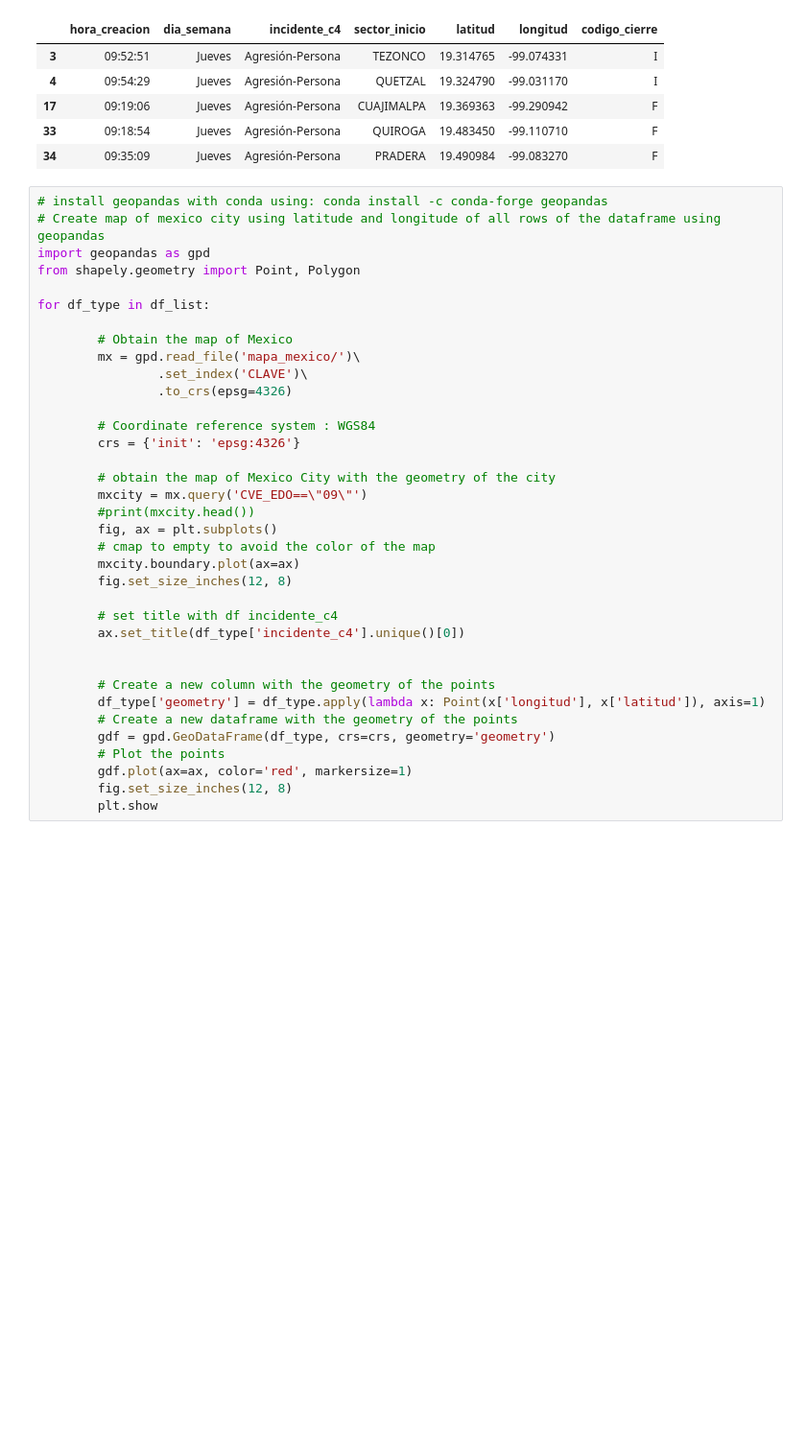
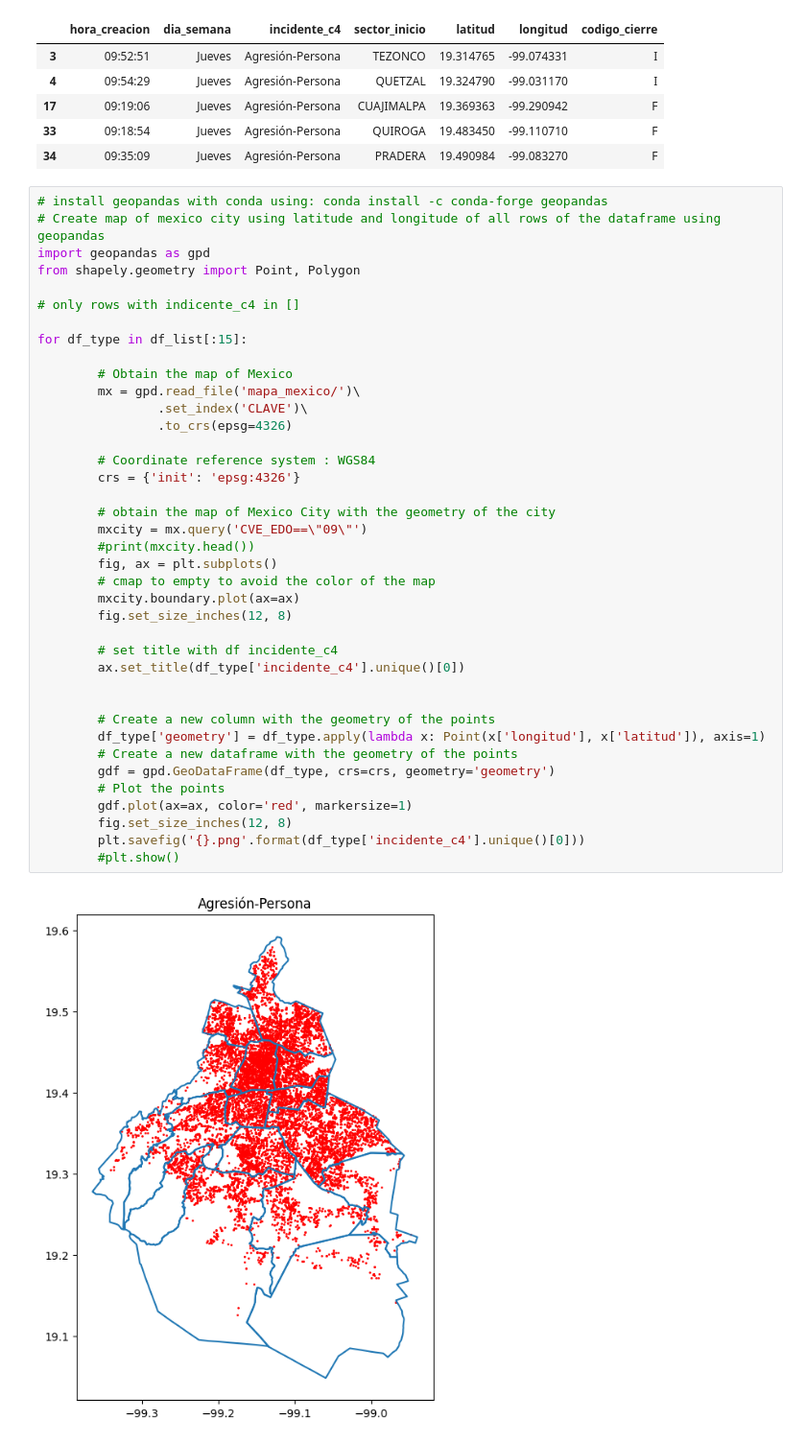
Before and after one commit to M1ndBlast/c5, a Jupyter notebook: correlacion_sumple.ipynb, the cells around one changed output. Shown at 96% size. Drawn from its saved outputs; the diff is of its cells as text; blank space fills up the shorter version.

```diff
--- a/correlacion_sumple.ipynb
+++ b/correlacion_sumple.ipynb
@@ -88,34 +88,38 @@ df.head()
 import geopandas as gpd
 from shapely.geometry import Point, Polygon
 
-for df_type in df_list:
+# only rows with indicente_c4 in []
+
+for df_type in df_list[:15]:
 
         # Obtain the map of Mexico
         mx = gpd.read_file('mapa_mexico/')\
                 .set_index('CLAVE')\
                 .to_crs(epsg=4326)
 
         # Coordinate reference system : WGS84
         crs = {'init': 'epsg:4326'}
 
         # obtain the map of Mexico City with the geometry of the city
         mxcity = mx.query('CVE_EDO==\"09\"')
         #print(mxcity.head())
         fig, ax = plt.subplots()
         # cmap to empty to avoid the color of the map
         mxcity.boundary.plot(ax=ax)
         fig.set_size_inches(12, 8)
 
         # set title with df incidente_c4
         ax.set_title(df_type['incidente_c4'].unique()[0])
 
 
         # Create a new column with the geometry of the points
         df_type['geometry'] = df_type.apply(lambda x: Point(x['longitud'], x['latitud']), axis=1)
         # Create a new dataframe with the geometry of the points
         gdf = gpd.GeoDataFrame(df_type, crs=crs, geometry='geometry')
         # Plot the points
         gdf.plot(ax=ax, color='red', markersize=1)
         fig.set_size_inches(12, 8)
-        plt.show
+        plt.savefig('{}.png'.format(df_type['incidente_c4'].unique()[0]))
+        #plt.show()
 # %% [output]
+[figure, added]
```
Also changed, not shown: parts of 1 cell of this notebook, 1 other file.
